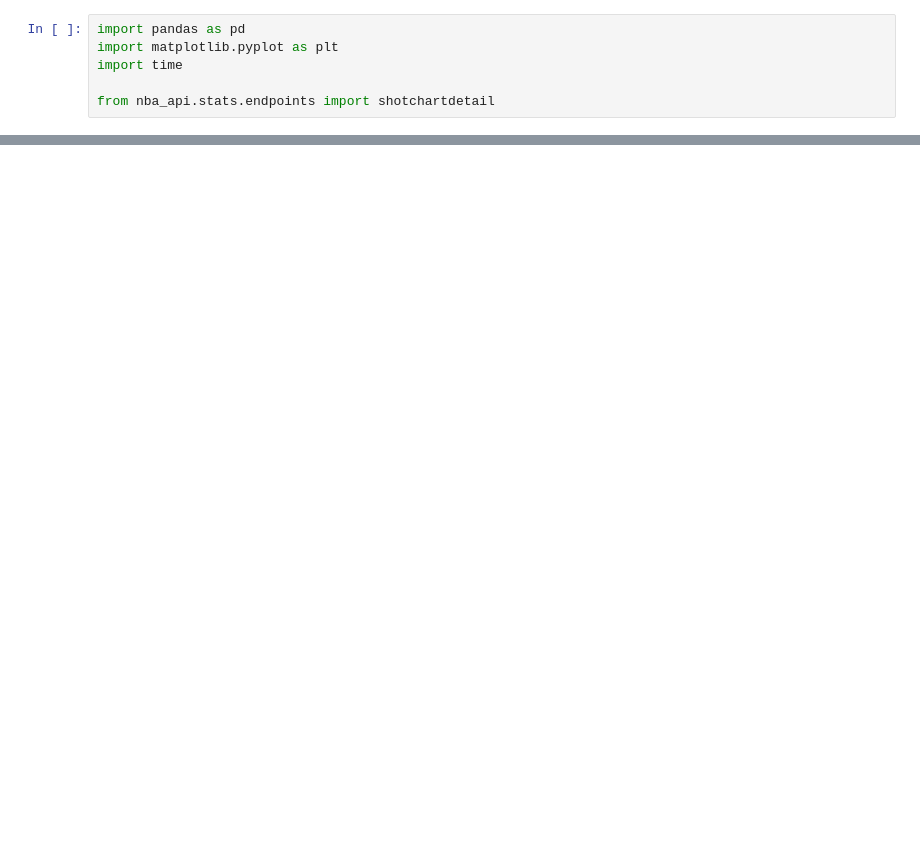
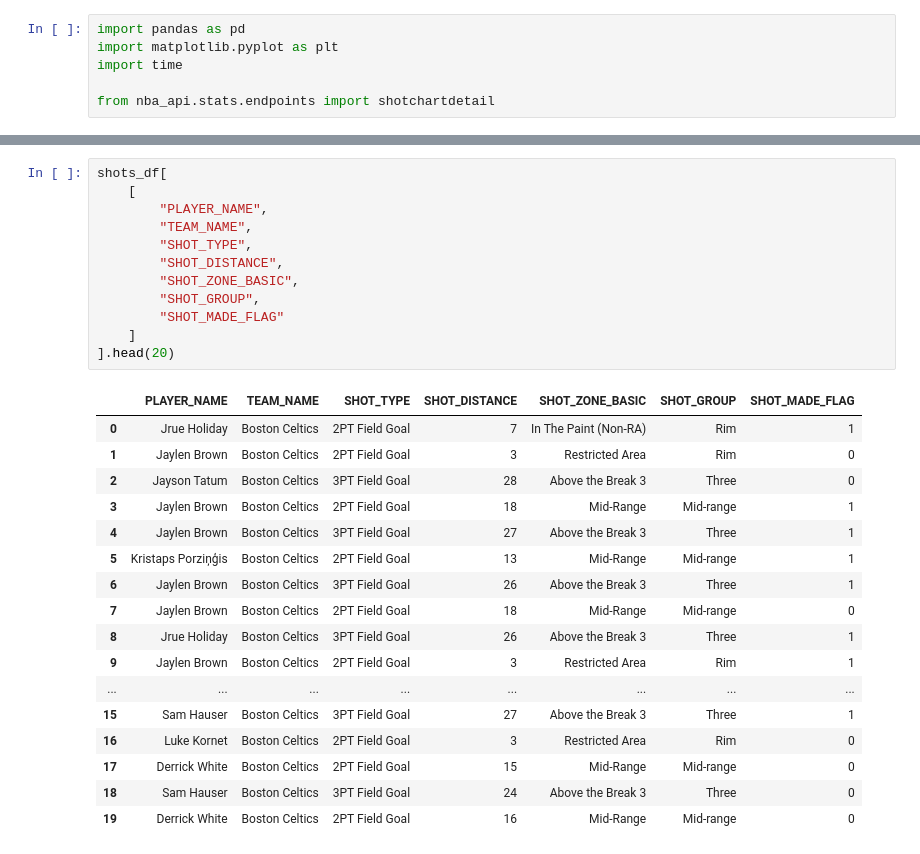
Before and after one commit to Gabriel-Caruso/EDA-Project-Break-I-NBA, a Jupyter notebook: notebooks/carlos/01_api_test_carlos.ipynb, the cells around one changed output, grey strips where cells are left out. Saved outputs shown, nothing was run; the diff lists cells and outputs as text; blank space fills up the shorter version.

```diff
--- a/notebooks/carlos/01_api_test_carlos.ipynb
+++ b/notebooks/carlos/01_api_test_carlos.ipynb
@@ -33,0 +110,30 @@ shots_df.head()
+# %%
+shots_df[
+    [
+        "PLAYER_NAME",
+        "TEAM_NAME",
+        "SHOT_TYPE",
+        "SHOT_DISTANCE",
+        "SHOT_ZONE_BASIC",
+        "SHOT_GROUP",
+        "SHOT_MADE_FLAG"
+    ]
+].head(20)
+# %% [output]
+|  | PLAYER_NAME | TEAM_NAME | SHOT_TYPE | SHOT_DISTANCE | SHOT_ZONE_BASIC | SHOT_GROUP | SHOT_MADE_FLAG |
+| 0 | Jrue Holiday | Boston Celtics | 2PT Field Goal | 7 | In The Paint (Non-RA) | Rim | 1 |
+| 1 | Jaylen Brown | Boston Celtics | 2PT Field Goal | 3 | Restricted Area | Rim | 0 |
+| 2 | Jayson Tatum | Boston Celtics | 3PT Field Goal | 28 | Above the Break 3 | Three | 0 |
+| 3 | Jaylen Brown | Boston Celtics | 2PT Field Goal | 18 | Mid-Range | Mid-range | 1 |
+| 4 | Jaylen Brown | Boston Celtics | 3PT Field Goal | 27 | Above the Break 3 | Three | 1 |
+| 5 | Kristaps Porziņģis | Boston Celtics | 2PT Field Goal | 13 | Mid-Range | Mid-range | 1 |
+| 6 | Jaylen Brown | Boston Celtics | 3PT Field Goal | 26 | Above the Break 3 | Three | 1 |
+| 7 | Jaylen Brown | Boston Celtics | 2PT Field Goal | 18 | Mid-Range | Mid-range | 0 |
+| 8 | Jrue Holiday | Boston Celtics | 3PT Field Goal | 26 | Above the Break 3 | Three | 1 |
+| 9 | Jaylen Brown | Boston Celtics | 2PT Field Goal | 3 | Restricted Area | Rim | 1 |
+| ... | ... | ... | ... | ... | ... | ... | ... |
+| 15 | Sam Hauser | Boston Celtics | 3PT Field Goal | 27 | Above the Break 3 | Three | 1 |
+| 16 | Luke Kornet | Boston Celtics | 2PT Field Goal | 3 | Restricted Area | Rim | 0 |
+| 17 | Derrick White | Boston Celtics | 2PT Field Goal | 15 | Mid-Range | Mid-range | 0 |
+| 18 | Sam Hauser | Boston Celtics | 3PT Field Goal | 24 | Above the Break 3 | Three | 0 |
+| 19 | Derrick White | Boston Celtics | 2PT Field Goal | 16 | Mid-Range | Mid-range | 0 |
```
Also changed, not shown: parts of 15 cells of this notebook, 2 other files.
